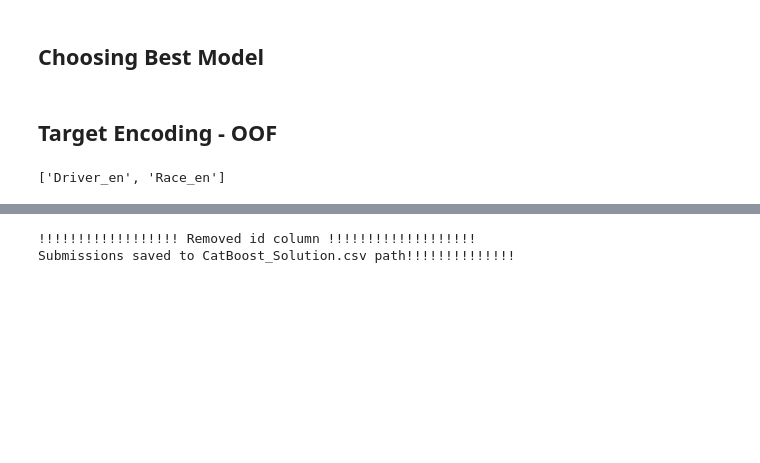
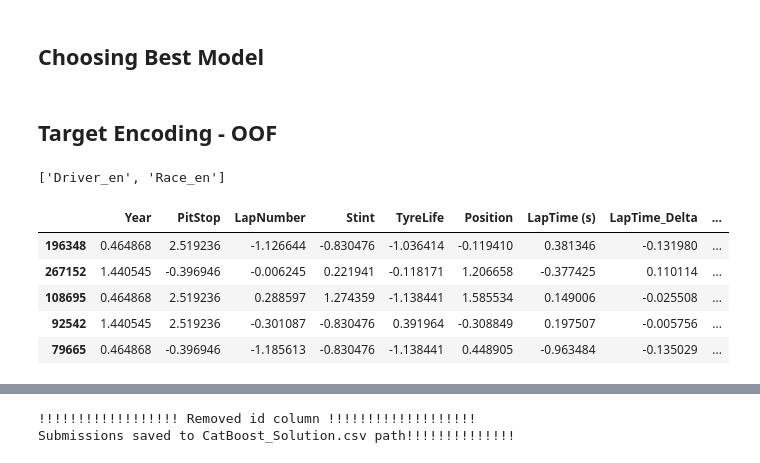
Before and after one commit to vijaytakbhate2002/kaggle_competition_solutions, a Jupyter notebook: f1_pit_stop_prediction/f1-pit-stop-prediction-catboost.ipynb, the cells around one changed output, grey strips where cells are left out. Drawn from its saved outputs; the diff is of its cells as text; code cells hidden in the pictures; blank space fills up the shorter version.

```diff
--- a/f1_pit_stop_prediction/f1-pit-stop-prediction-catboost.ipynb
+++ b/f1_pit_stop_prediction/f1-pit-stop-prediction-catboost.ipynb
@@ -298,6 +686,15 @@ for col in encoded_cat_cols:
 
 X, y = train_df_scaled_v1.drop(['id', 'PitNextLap'], axis='columns'), train_df_scaled_v1['PitNextLap'].astype(int)
 X_train, X_test, y_train, y_test = train_test_split(X, y, stratify=y, test_size=0.3, random_state=42)
+# %%
+X_train.head()
+# %% [output]
+|  | Year | PitStop | LapNumber | Stint | TyreLife | Position | LapTime (s) | LapTime_Delta | ... |
+| 196348 | 0.464868 | 2.519236 | -1.126644 | -0.830476 | -1.036414 | -0.119410 | 0.381346 | -0.131980 | ... |
+| 267152 | 1.440545 | -0.396946 | -0.006245 | 0.221941 | -0.118171 | 1.206658 | -0.377425 | 0.110114 | ... |
+| 108695 | 0.464868 | 2.519236 | 0.288597 | 1.274359 | -1.138441 | 1.585534 | 0.149006 | -0.025508 | ... |
+| 92542 | 1.440545 | 2.519236 | -0.301087 | -0.830476 | 0.391964 | -0.308849 | 0.197507 | -0.005756 | ... |
+| 79665 | 0.464868 | -0.396946 | -1.185613 | -0.830476 | -1.138441 | 0.448905 | -0.963484 | -0.135029 | ... |
 # %%
 count_neg = (y == 0).sum()
 count_pos = (y == 1).sum()
```
Also changed, not shown: parts of 18 cells of this notebook, 12 other files.
